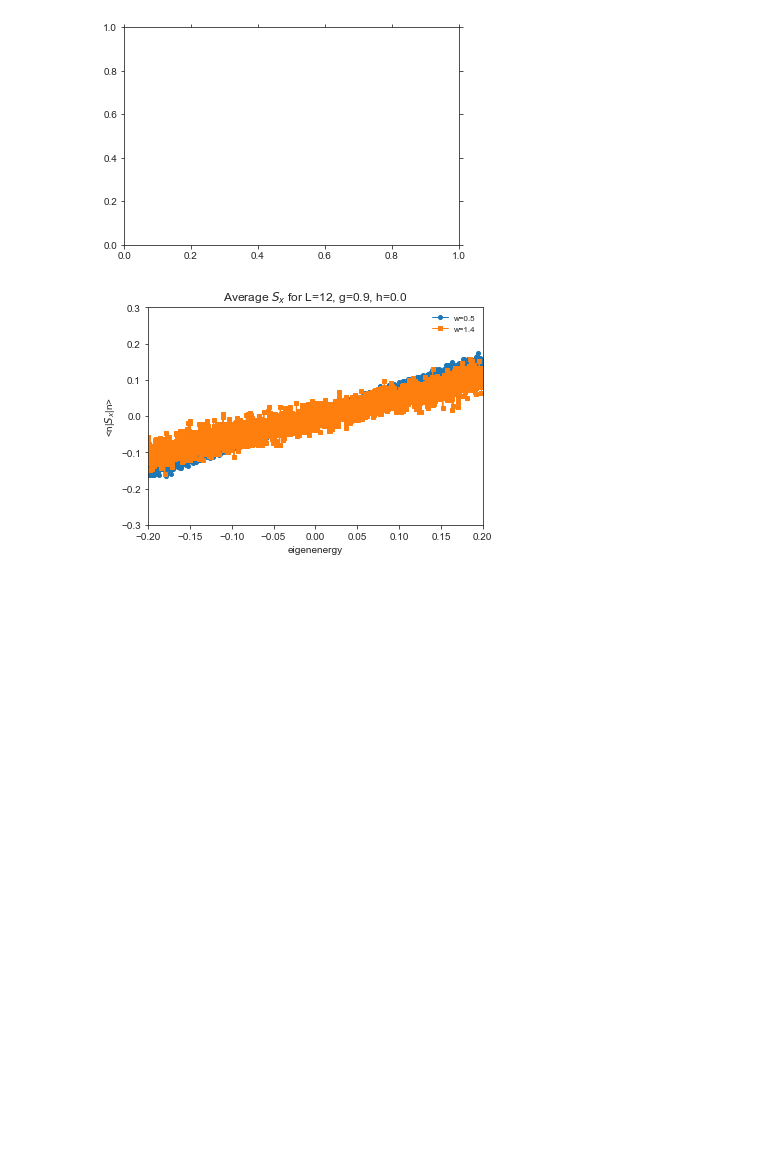
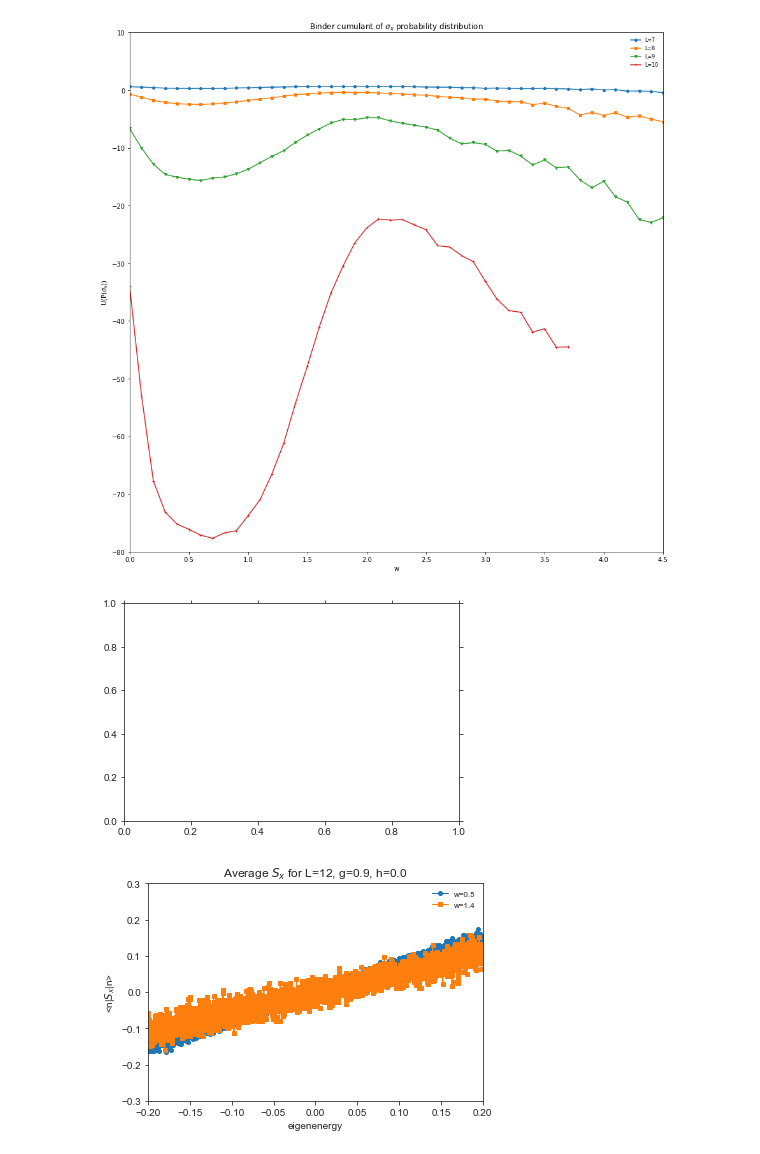
Before and after one commit to makskliczkowski/Transverse_Ising_ETH, a Jupyter notebook: IsignTransverse_ETH/Python/_plot_notebook.ipynb, the cells around one changed output. Drawn from its saved outputs; the diff is of its cells as text; code cells hidden in the pictures; blank space fills up the shorter version.

```diff
--- a/IsignTransverse_ETH/Python/_plot_notebook.ipynb
+++ b/IsignTransverse_ETH/Python/_plot_notebook.ipynb
@@ -22,3 +132,56 @@ def listToString(s):
+# %%
+
+def plotBinderFromDF(directory,name_of_file_start, x_distinguisher, Ls):
+
+    fig, ax = plt.subplots(figsize=(15,15))
+    labels = []
+    for L in Ls:
+        pd = filesToDataFrame(directory, name_of_file_start, L, x_distinguisher)
+        values = []
+        binder = []
+        if not pd.empty:
+            labels.append("L=" + str(L))
+
+            square_pd = pd.apply(np.square, axis =1)
+            fourth_pd=square_pd.apply(np.square, axis = 1)
+
+            #print(square_pd)
+
+            fourth_mean = [fourth_pd[a].mean() for a in fourth_pd.columns]
+            square_mean = [square_pd[a].mean() for a in square_pd.columns]
+
+
+            for i in range(len(square_mean)):
+                binder.append(1 - fourth_mean[i]/(3*square_mean[i]))
+            ##print(binder)
+            values = [float(x.split("=")[-1]) for x in pd.columns]                 # list of possible x_disting values
+
+            order = np.argsort(values)
+            #print(kurto)
+            #print(values)
+            # print(len(kurto))
+            # print(len(values))
+            ax.plot(np.array(values)[order], np.array(binder)[order],
+                    linewidth = 1.5,
+                    marker = next(markers),
+                    markersize = 4
+            )
+    #print(labels)
+    ax.set(title = "Binder cumulant of $\sigma _x$ probability distribution"
+    , xlabel = x_distinguisher
+    , ylabel = "U(P($\sigma _x$))")
+    ax.legend(labels
+      , frameon=False
+      , loc='best'
+      , fontsize=8)
+    ax.set_xlim([-0,4.5])
+    ax.set_ylim([-80,10])
+    plt.savefig(directory + "kurtosis_" + name_of_file_start + ".png")
+    plt.show()
+
+plotBinderFromDF(directory + "sigma_proba/", "ProbDistSigmaX", "w", [7,8,9,10])
+# %% [output]
+[figure, added]
 # %%
 def plot_av_Sx(L,g,h,w, directory):
     try:
```
Also changed, not shown: parts of 5 cells of this notebook, 7 other files.
